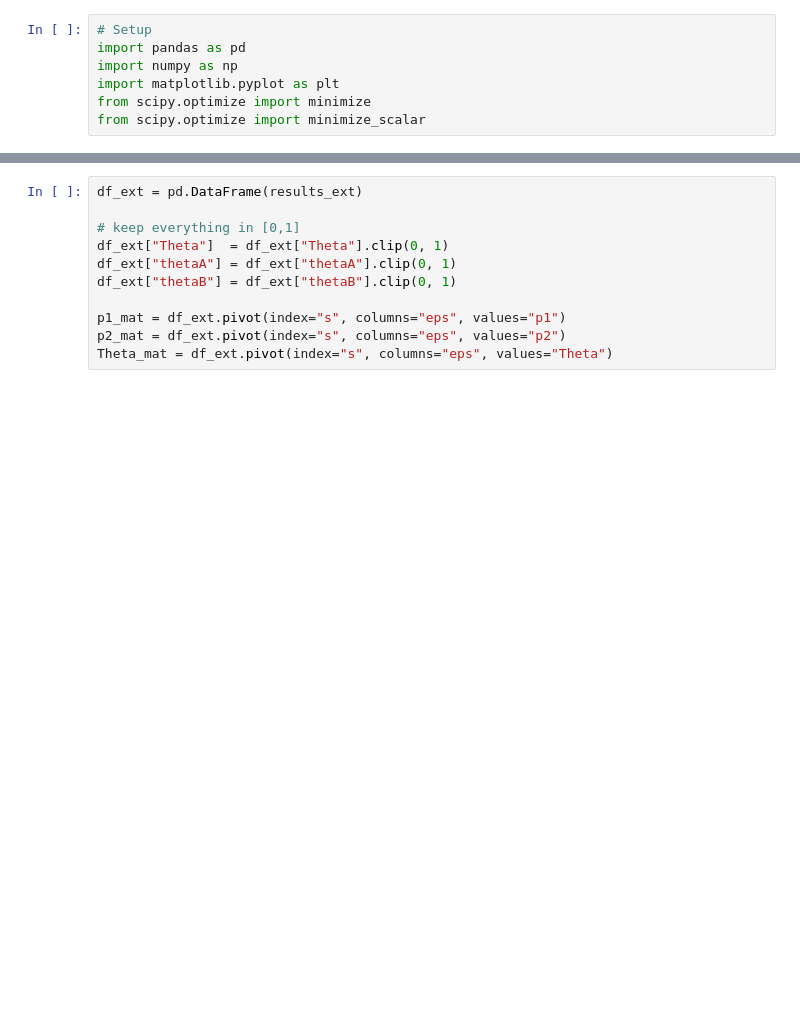
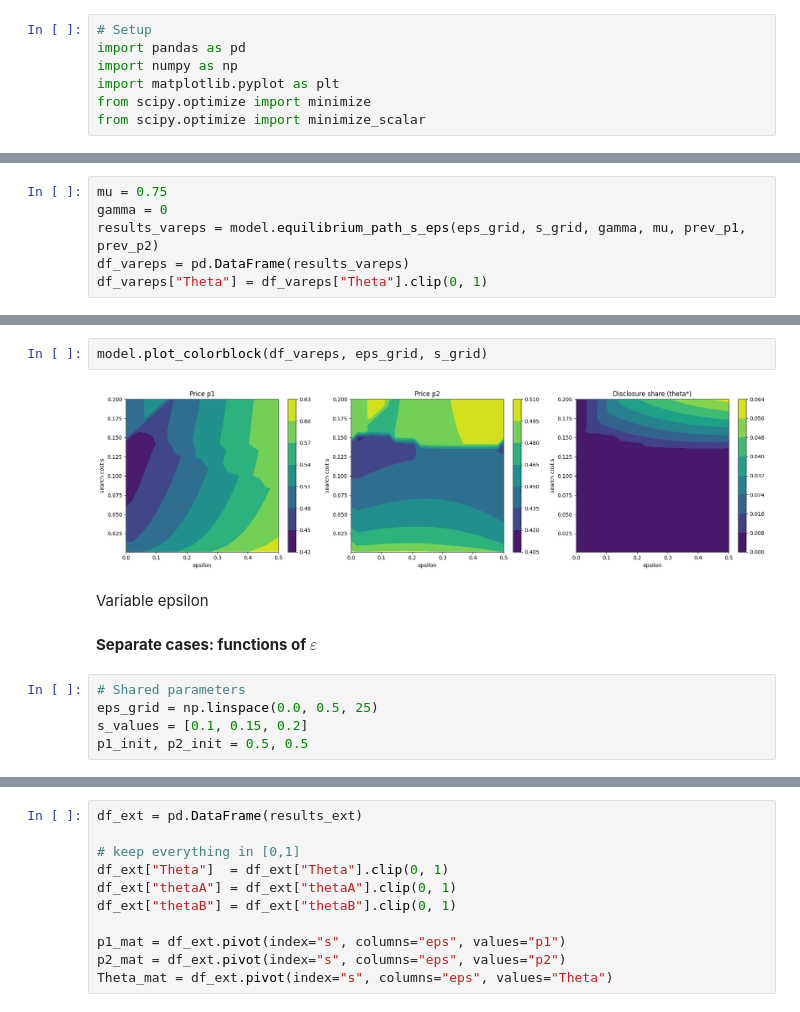
Before and after one commit to lkh927/masters2026, a Jupyter notebook: Model.ipynb, the cells around one changed output, grey strips where cells are left out. Saved outputs shown, nothing was run; the diff lists cells and outputs as text; blank space fills up the shorter version.

Commit message:
Implementing all of vareps into model - and putting plotting functions into py file too to clean up Notebbook.

```diff
--- a/Model.ipynb
+++ b/Model.ipynb
@@ -21,0 +41,6 @@ results_base = []
+# %%
+mu = 0.75
+gamma = 0
+results_vareps = model.equilibrium_path_s_eps(eps_grid, s_grid, gamma, mu, prev_p1, prev_p2)
+df_vareps = pd.DataFrame(results_vareps)
+df_vareps["Theta"] = df_vareps["Theta"].clip(0, 1)
@@ -21,0 +57,13 @@ results_base = []
+# %%
+model.plot_colorblock(df_vareps, eps_grid, s_grid)
+# %% [output]
+[figure, added]
+# %% [markdown]
+Variable epsilon
+# %% [markdown]
+**Separate cases: functions of $\varepsilon$**
+# %%
+# Shared parameters
+eps_grid = np.linspace(0.0, 0.5, 25)
+s_values = [0.1, 0.15, 0.2]
+p1_init, p2_init = 0.5, 0.5
```
Also changed, not shown: parts of 28 cells of this notebook, 5 other files.
